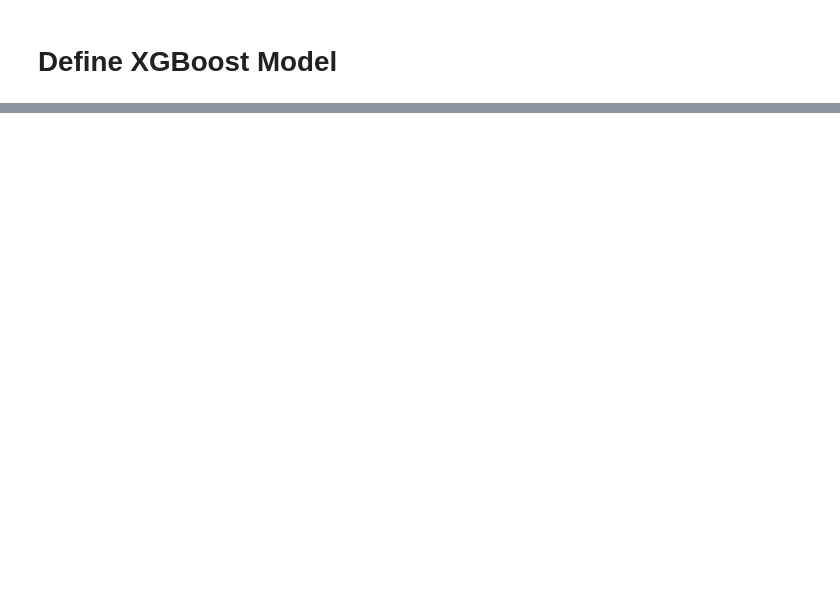
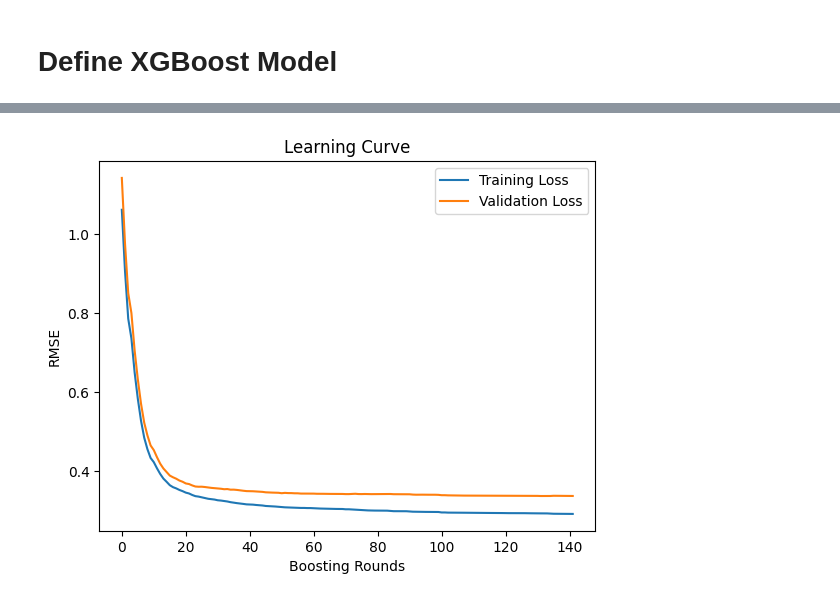
Before and after one commit to xypoon/AngularWebSocket, a Jupyter notebook: PropertiesML/capstone_ml_test.ipynb, the cells around one changed output, grey strips where cells are left out. Cells and saved outputs as stored; diff of their text form; code cells hidden in the pictures; blank space fills up the shorter version.

```diff
--- a/PropertiesML/capstone_ml_test.ipynb
+++ b/PropertiesML/capstone_ml_test.ipynb
@@ -188,0 +197,85 @@ R-squared: 0.9242185434546155
+# %%
+# Define the XGBoost model parameters
+params = {
+    'objective': 'reg:squarederror',
+    'max_depth': 6,               # Test 4, 6, 8
+    'learning_rate': 0.2,         # Lower learning rate
+    'n_estimators': 100,          # Increase number of trees
+    'gamma': 0.1,                 # Minimum loss reduction
+    'min_child_weight': 2,        # Prevent overfitting
+    'subsample': 0.7,             # Use 80% of the data for training
+    'colsample_bytree': 0.7,      # Use 80% of features per tree
+    'lambda': 3.5,                # L2 regularization
+    'alpha': 2.5,                 # L1 regularization
+    'eval_metric': 'rmse'         # Keep RMSE for monitoring
+}
+
+
+# Train the model using xgb.train, store the results
+evals_result = {}  # Initialize an empty dictionary to store results
+model = xgb.train(
+    params,
+    dtrain,
+    num_boost_round=189,  # Use num_boost_round instead of n_estimators
+    evals=[(dtrain, 'train'), (dtest, 'eval')],  # Move eval_set here
+    early_stopping_rounds=10,  # Move early_stopping_rounds here
+    verbose_eval=False,  # Use verbose_eval instead of verbose
+    evals_result=evals_result  # Store evaluation results in the dictionary
+)
+
+# Get predictions using the trained model
+y_pred = model.predict(dtest)
+
+# Access the evaluation results from the dictionary
+train_loss = evals_result['train']['rmse']
+val_loss = evals_result['eval']['rmse']
+
+#evaluate
+from sklearn.metrics import mean_squared_error, r2_score
+
+# Evaluate
+mse = mean_squared_error(y_test, y_pred)
+r2 = r2_score(y_test, y_pred)
+#print rmse & mse, rsquerd
+print(f'Mean Squared Error: {mse}')
+print(f'R-squared: {r2}')
+print(f'RMSE: {np.sqrt(mse)}')
+
+import pandas as pd
+# Assuming your target is in a pandas DataFrame or Series
+summary = y.describe()
+print(summary)
+
+
+# Plot
+plt.plot(train_loss, label='Training Loss')
+plt.plot(val_loss, label='Validation Loss')
+plt.xlabel('Boosting Rounds')
+plt.ylabel('RMSE')
+plt.title('Learning Curve')
+plt.legend()
+plt.show()
+
+# #Residual Plot
+# residuals = y_test - y_pred
+# plt.scatter(y_pred, residuals)
+# plt.axhline(0, color='red', linestyle='--')
+# plt.xlabel('Predicted Values')
+# plt.ylabel('Residuals')
+# plt.title('Residual Plot')
+# plt.show()
+
+# #Distribution of Errors (Histogram)
+# plt.hist(residuals, bins=30, edgecolor='black')
+# plt.xlabel('Residuals')
+# plt.ylabel('Frequency')
+# plt.title('Distribution of Residuals')
+# plt.show()
+
+# #plot actual vs predicted
+# plt.scatter(y_test, y_pred)
+# plt.xlabel('Actual Values')
+# plt.ylabel('Predicted Values')
+# plt.title('Actual vs. Predicted Values')
+# plt.show()
+# %% [output]
@@ -188,0 +297 @@ R-squared: 0.9242185434546155
+[figure, added]
```
Also changed, not shown: parts of 9 cells of this notebook, 3 other files.
